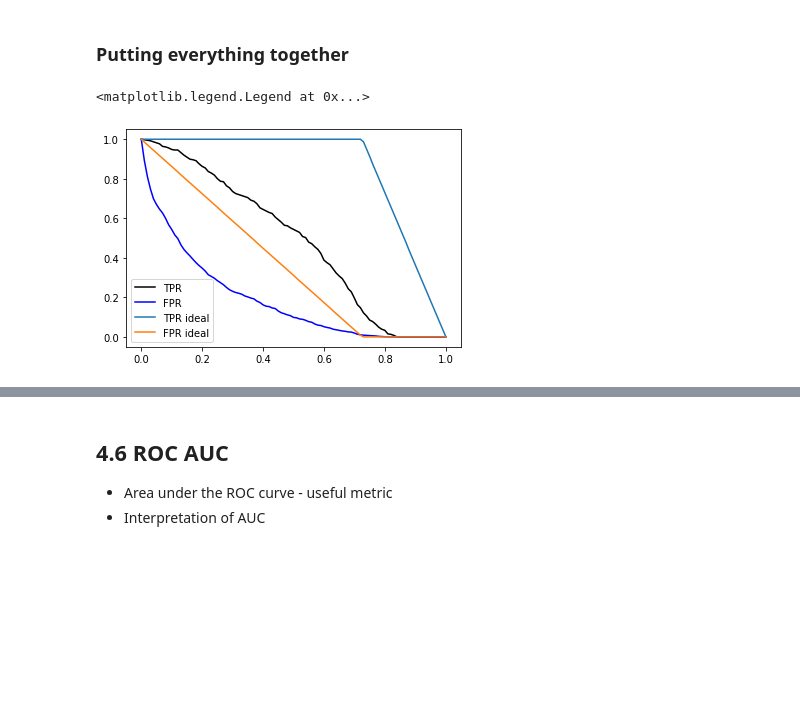
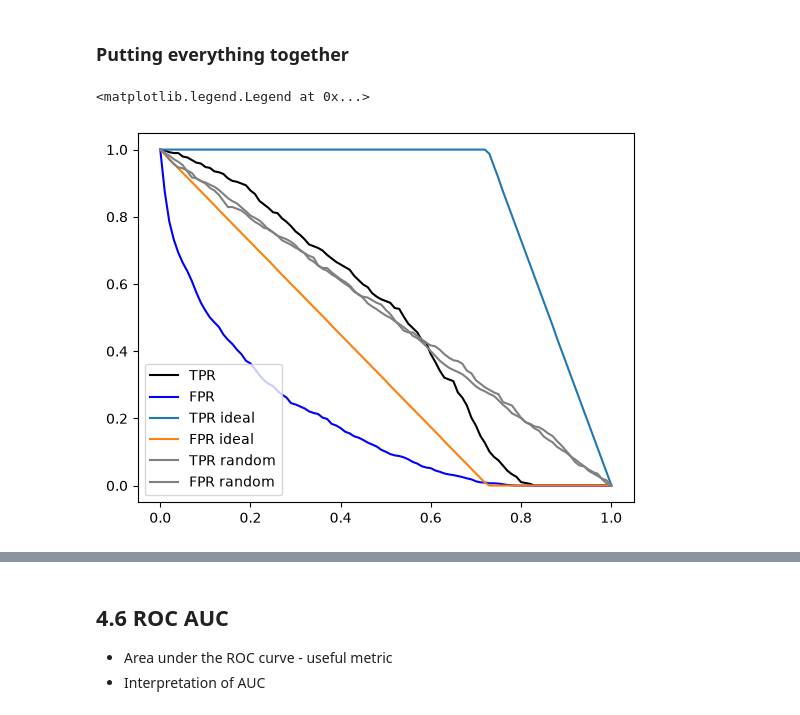
Before and after one commit to rodric-ds-dev/ml-zoomcamp, a Jupyter notebook: 04-evaluation/EvaluationNotebook.ipynb, the cells around one changed output, grey strips where cells are left out. Cells and saved outputs as stored; diff of their text form; code cells hidden in the pictures; blank space fills up the shorter version.

```diff
--- a/04-evaluation/EvaluationNotebook.ipynb
+++ b/04-evaluation/EvaluationNotebook.ipynb
@@ -363,17 +391,17 @@ plt.legend()
 # %%
 plt.plot(df_scores.threshold, df_scores['tpr'], label='TPR', color='black')
 plt.plot(df_scores.threshold, df_scores['fpr'], label='FPR', color='blue')
 
 plt.plot(df_ideal.threshold, df_ideal['tpr'], label='TPR ideal')
 plt.plot(df_ideal.threshold, df_ideal['fpr'], label='FPR ideal')
 
-# plt.plot(df_rand.threshold, df_rand['tpr'], label='TPR random', color='grey')
-# plt.plot(df_rand.threshold, df_rand['fpr'], label='FPR random', color='grey')
+plt.plot(df_rand.threshold, df_rand['tpr'], label='TPR random', color='grey')
+plt.plot(df_rand.threshold, df_rand['fpr'], label='FPR random', color='grey')
 
 plt.legend()
 # %% [output]
 <matplotlib.legend.Legend at 0x...>
-[figure, old version]
+[figure, new version]
 # %%
 plt.figure(figsize=(5, 5))
 
```
Also changed, not shown: parts of 24 cells of this notebook.
